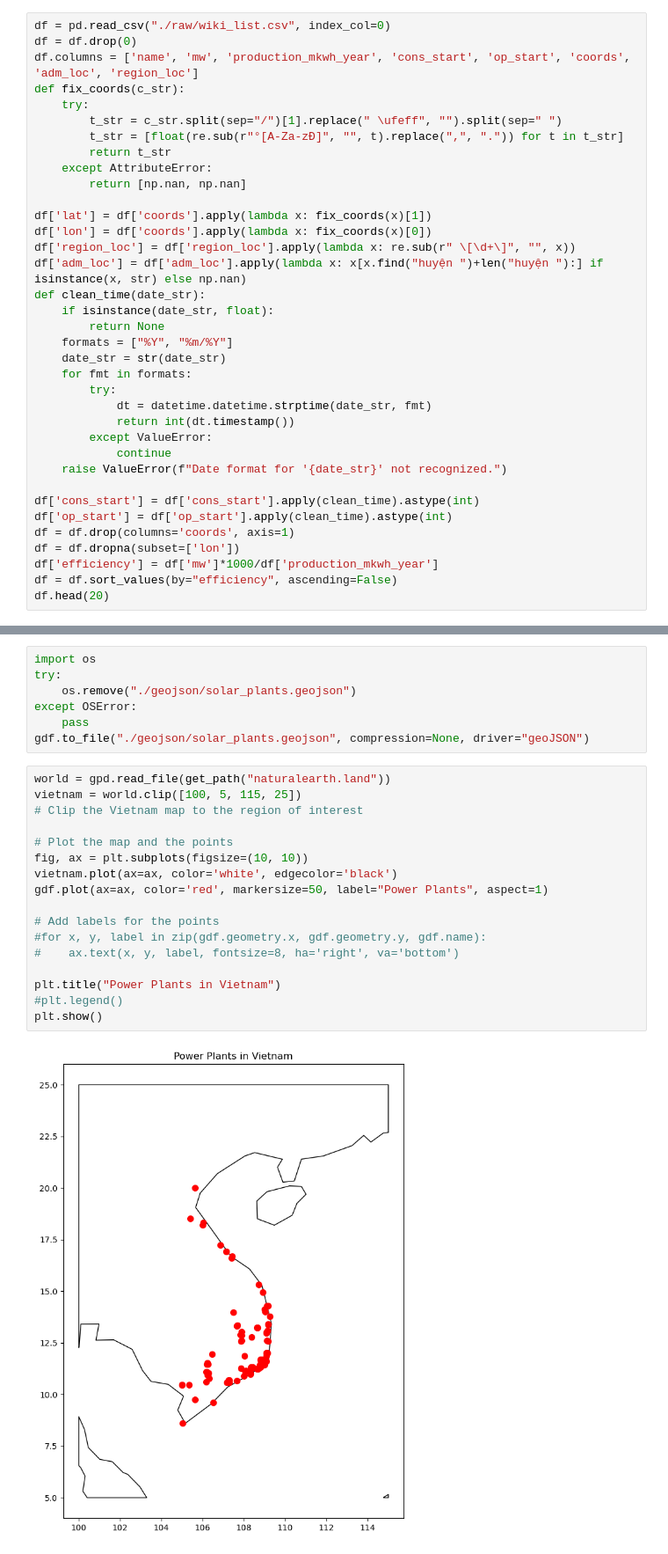
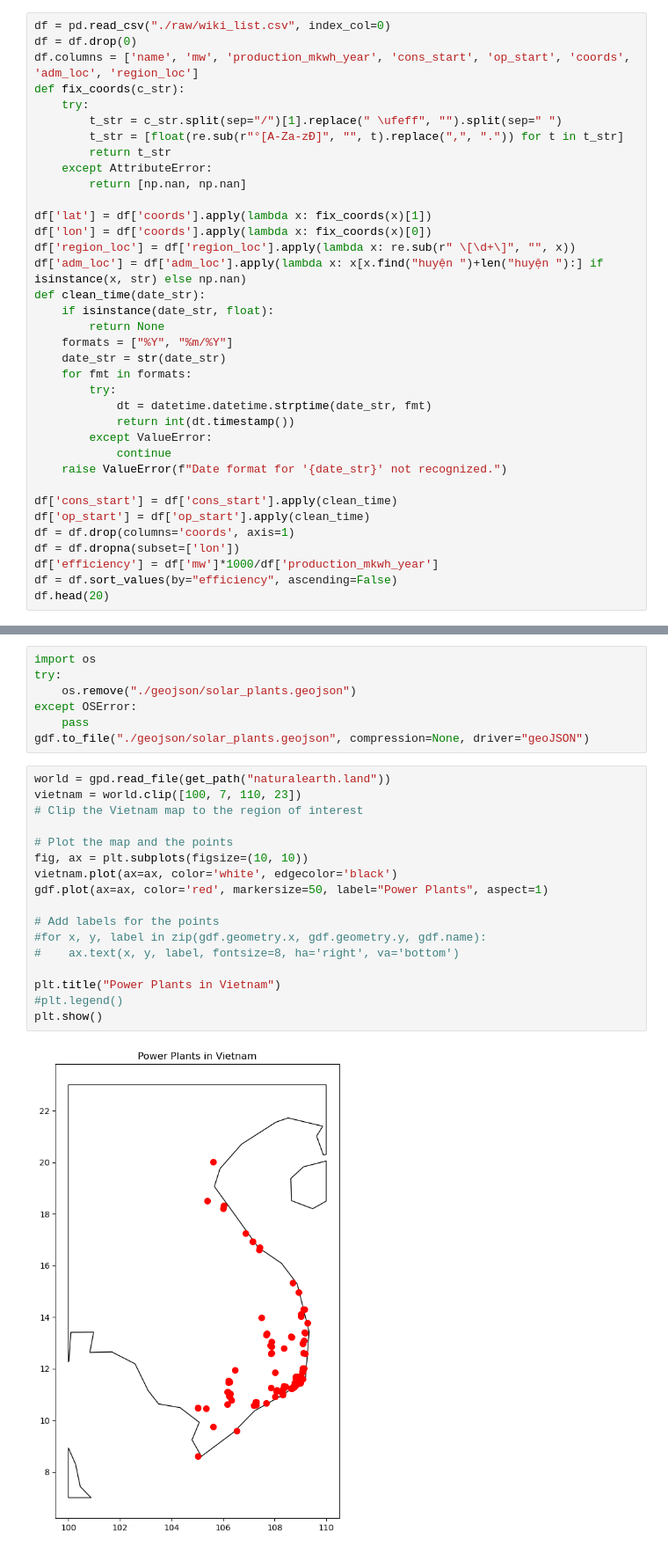
Before and after one commit to kyojinkyojin/vn_solar_power, a Jupyter notebook: get_data.ipynb, the cells around one changed output, grey strips where cells are left out. Shown: that part at 88% size. Cells and saved outputs as stored; diff of their text form.

```diff
--- a/get_data.ipynb
+++ b/get_data.ipynb
@@ -45,8 +45,8 @@ def clean_time(date_str):
             continue
     raise ValueError(f"Date format for '{date_str}' not recognized.")
 
-df['cons_start'] = df['cons_start'].apply(clean_time).astype(int)
-df['op_start'] = df['op_start'].apply(clean_time).astype(int)
+df['cons_start'] = df['cons_start'].apply(clean_time)
+df['op_start'] = df['op_start'].apply(clean_time)
 df = df.drop(columns='coords', axis=1)
 df = df.dropna(subset=['lon'])
 df['efficiency'] = df['mw']*1000/df['production_mkwh_year']
@@ -91,20 +91,20 @@ except OSError:
 gdf.to_file("./geojson/solar_plants.geojson", compression=None, driver="geoJSON")
 # %%
 world = gpd.read_file(get_path("naturalearth.land"))
-vietnam = world.clip([100, 5, 115, 25])
+vietnam = world.clip([100, 7, 110, 23])
 # Clip the Vietnam map to the region of interest
 
 # Plot the map and the points
 fig, ax = plt.subplots(figsize=(10, 10))
 vietnam.plot(ax=ax, color='white', edgecolor='black')
 gdf.plot(ax=ax, color='red', markersize=50, label="Power Plants", aspect=1)
 
 # Add labels for the points
 #for x, y, label in zip(gdf.geometry.x, gdf.geometry.y, gdf.name):
 #    ax.text(x, y, label, fontsize=8, ha='right', va='bottom')
 
 plt.title("Power Plants in Vietnam")
 #plt.legend()
 plt.show()
 # %% [output]
-[figure, old version]
+[figure, new version]
```
Also changed, not shown: parts of 3 cells of this notebook, 2 other files.
